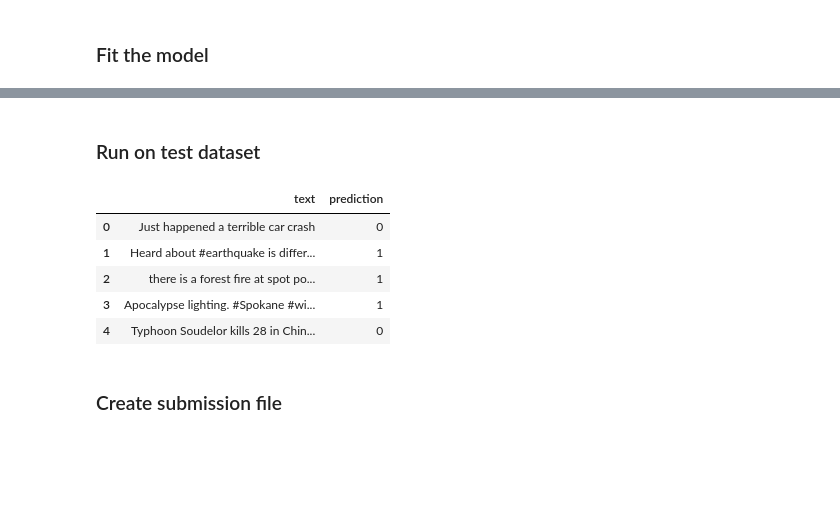
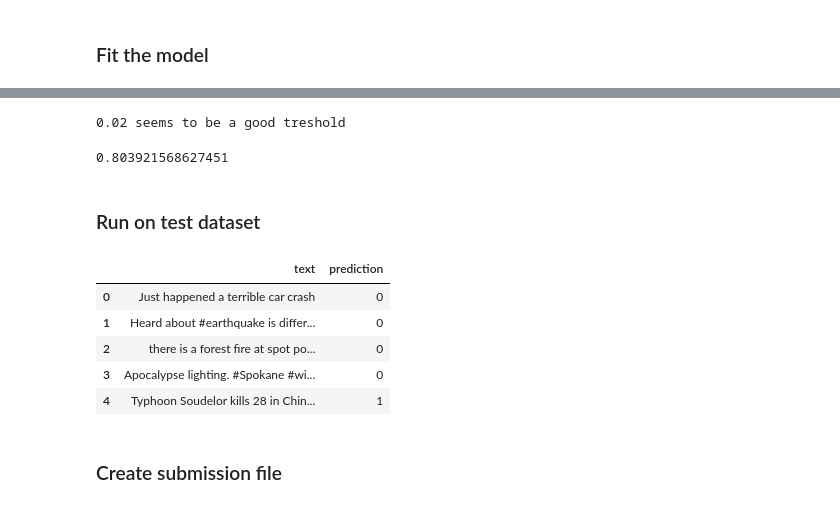
Before and after one commit to amuller9/Rolex_Project2, a Jupyter notebook: code/Samuel Main_Project2.ipynb, the cells around one changed output, grey strips where cells are left out. Saved outputs shown, nothing was run; the diff lists cells and outputs as text; code cells hidden in the pictures; blank space fills up the shorter version.

Commit message:
added many classification models

```diff
--- a/code/Samuel Main_Project2.ipynb
+++ b/code/Samuel Main_Project2.ipynb
@@ -855,7 +858,7 @@ _________________________________________________________________
 ### Train the model
 # %%
 model_hist = model.fit(X_train, y_train,
-                       batch_size=100, epochs=30,
+                       batch_size=100, epochs=50,
                        verbose=1, validation_split=0.2)
 # %% [output]
 Train on 6090 samples, validate on 1523 samples
@@ -896,9 +907,9 @@ Text(0.5, 0.98, 'Validation accuracy and accuracy evolving with epochs')
 X_test = test['filtered_tweet']
 X_test = word_vectorizer.transform(X_test.map(lambda words: ', '.join(words)))
 
-y_test = model.predict_classes(X_test)
+predicted = model.predict_classes(X_test)
 
-test['prediction'] = y_test
+test['prediction'] = predicted
 
 test[['text', 'prediction']].head()
 # %% [output]
@@ -1000,0 +1368,13 @@ weighted avg       0.86      0.85      0.84      5329
+# %%
+X_test = test['filtered_tweet']
+
+pipe = Pipeline([('vectorizer', tfidf_vector),
+                 ('classifier', classifier)])
+
+pipe.fit(X_train, y_train)
+
+predicted = pipe.predict(X_test)
+
+test['prediction'] = predicted
+
+test[['text', 'prediction']].head()
@@ -1001,20 +1476,44 @@ weighted avg       0.86      0.85      0.84      5329
+# %%
+print('0.02 seems to be a good treshold')
+# %% [output]
+0.02 seems to be a good treshold
+# %%
+from sklearn import svm
+
+X_train, X_test, y_train, y_test = train_test_split(X, y, test_size=0.02)
+
+classifier = svm.NuSVC(gamma='auto')
+
+pipe = Pipeline([('vectorizer', tfidf_vector),
+                 ('classifier', classifier)])
+
+pipe.fit(X_train, y_train)
+
+pipe.score(X_test, y_test)
+# %% [output]
+0.803921568627451
 # %% [markdown]
 ### Run on test dataset
 # %%
-X_test = word_vectorizer.transform(test['filtered_tweet'].map(lambda words: ', '.join(words)))
+X_test = test['filtered_tweet']
 
-y_test = classifier.predict(X_test)
+pipe = Pipeline([('vectorizer', tfidf_vector),
+                 ('classifier', classifier)])
 
-test['prediction'] = y_test
+pipe.fit(X_train, y_train)
+
+predicted = pipe.predict(X_test)
+
+test['prediction'] = predicted
 
 test[['text', 'prediction']].head()
 # %% [output]
 |  | text | prediction |
 | 0 | Just happened a terrible car crash | 0 |
-| 1 | Heard about #earthquake is differ... | 1 |
-| 2 | there is a forest fire at spot po... | 1 |
-| 3 | Apocalypse lighting. #Spokane #wi... | 1 |
-| 4 | Typhoon Soudelor kills 28 in Chin... | 0 |
+| 1 | Heard about #earthquake is differ... | 0 |
+| 2 | there is a forest fire at spot po... | 0 |
+| 3 | Apocalypse lighting. #Spokane #wi... | 0 |
+| 4 | Typhoon Soudelor kills 28 in Chin... | 1 |
 # %% [markdown]
 ### Create submission file
 # %%
```
Also changed, not shown: parts of 74 cells of this notebook, 7 other files.
